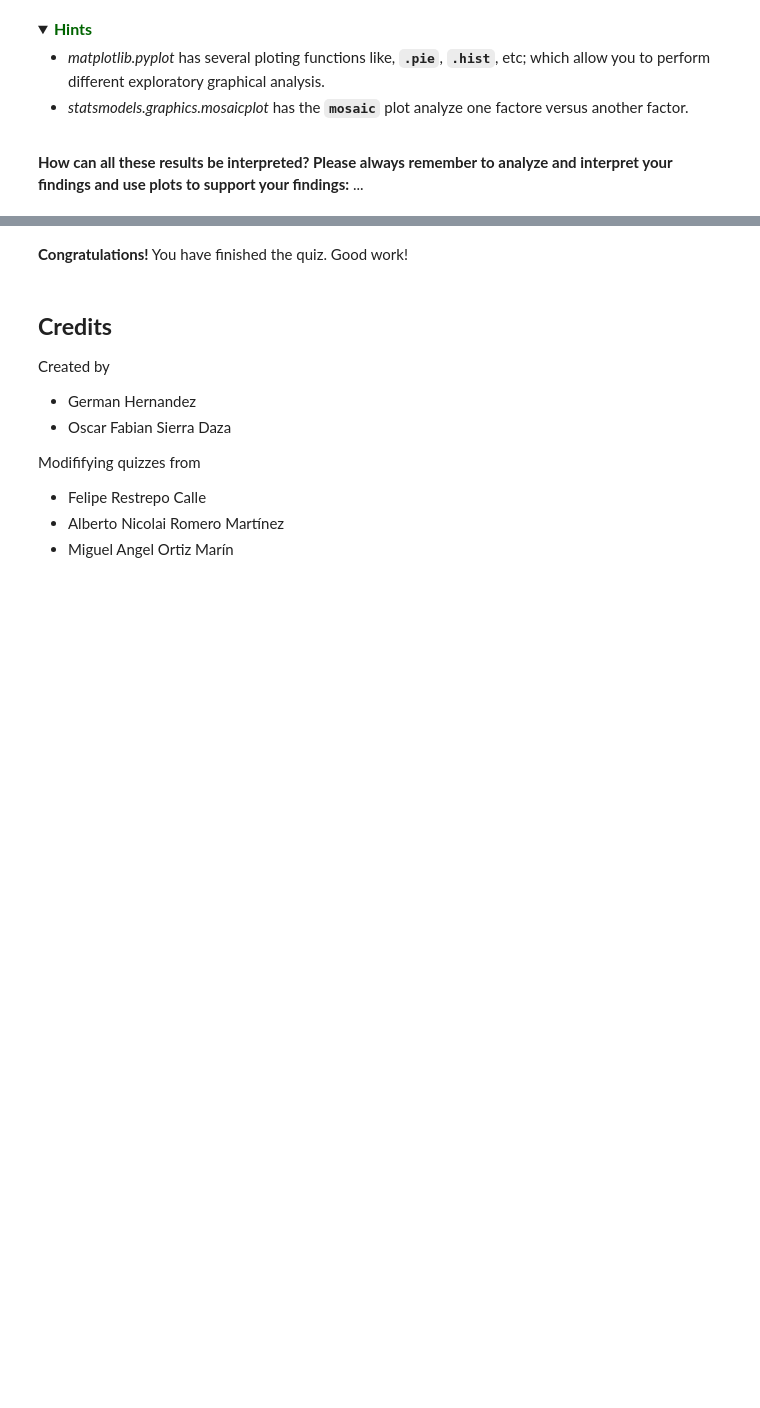
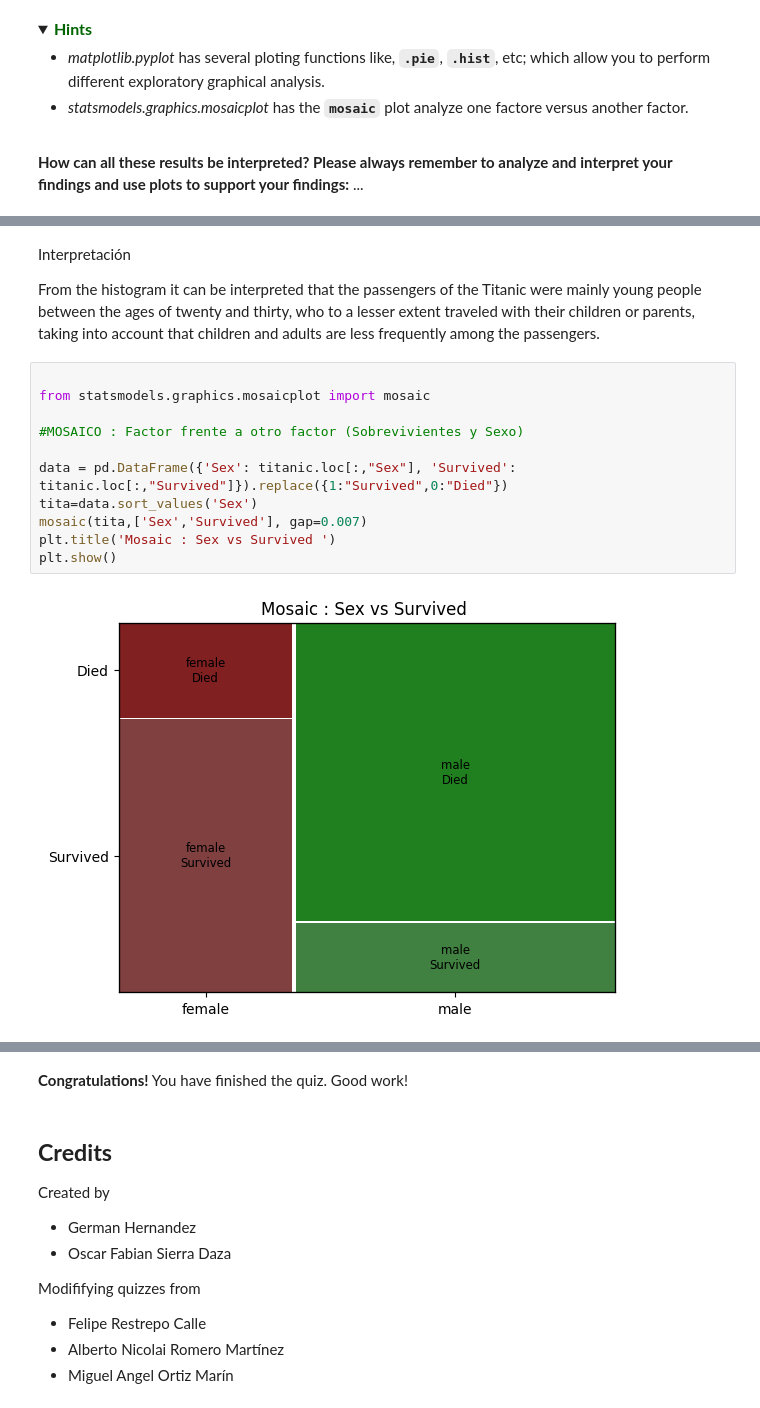
Before and after one commit to Rochy3/AlgorithmsUN2024II, a Jupyter notebook: Quiz2/rocsantofimiome_Quiz_2_Python_Pandas_UNCode.ipynb, the cells around one changed output, grey strips where cells are left out. Saved outputs shown, nothing was run; the diff lists cells and outputs as text; folded sections open; blank space fills up the shorter version.

```diff
--- a/Quiz2/rocsantofimiome_Quiz_2_Python_Pandas_UNCode.ipynb
+++ b/Quiz2/rocsantofimiome_Quiz_2_Python_Pandas_UNCode.ipynb
@@ -664,0 +747,17 @@ The output of the above cell should be:
+# %% [markdown]
+Interpretación
+
+From the histogram it can be interpreted that the passengers of the Titanic were mainly young people between the ages of twenty and thirty, who to a lesser extent traveled with their children or parents, taking into account that children and adults are less frequently among the passengers.
+# %%
+
+from statsmodels.graphics.mosaicplot import mosaic
+
+#MOSAICO : Factor frente a otro factor (Sobrevivientes y Sexo)
+
+data = pd.DataFrame({'Sex': titanic.loc[:,"Sex"], 'Survived': titanic.loc[:,"Survived"]}).replace({1:"Survived",0:"Died"})
+tita=data.sort_values('Sex')
+mosaic(tita,['Sex','Survived'], gap=0.007)
+plt.title('Mosaic : Sex vs Survived ')
+plt.show()
+# %% [output]
+[figure, added]
```
Also changed, not shown: parts of 30 cells of this notebook.
